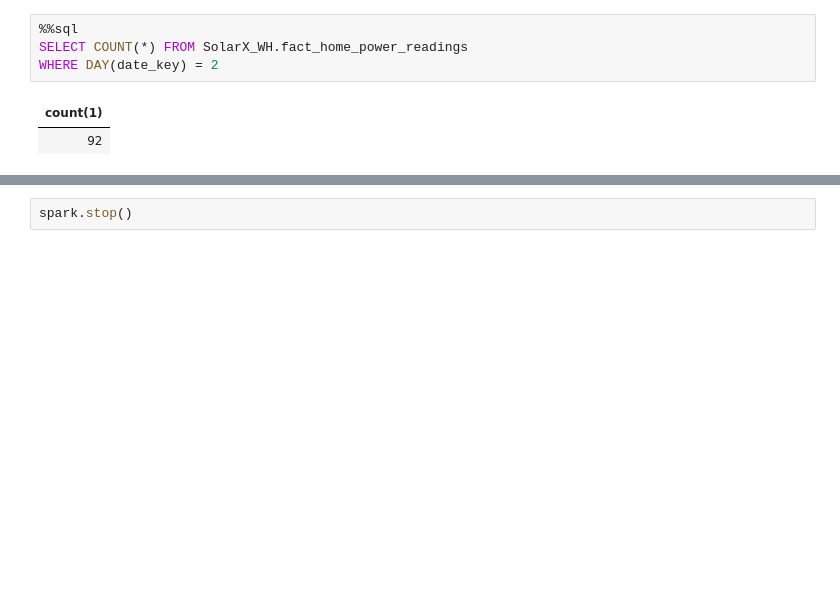
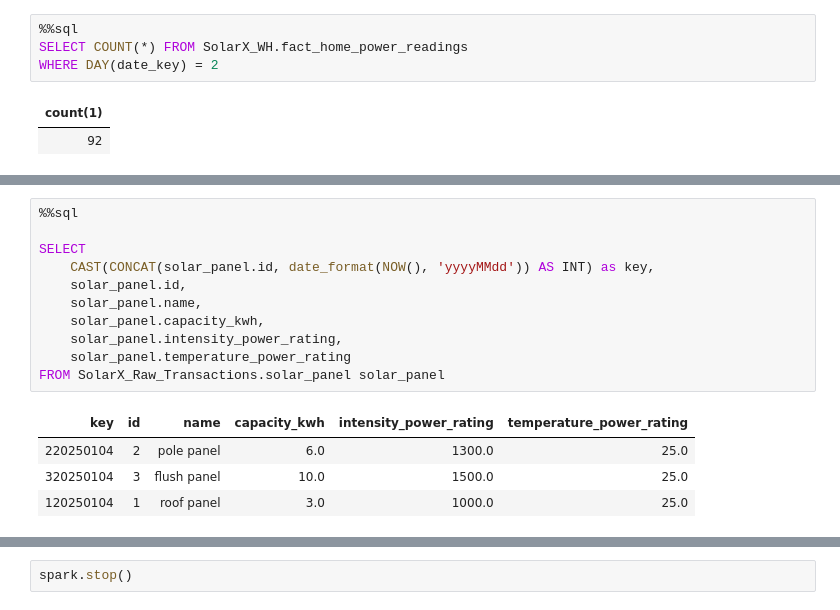
Before and after one commit to eslamdyab21/SolarX-Lakehouse, a Jupyter notebook: notebooks/wh_etl.ipynb, the cells around one changed output, grey strips where cells are left out. Drawn from its saved outputs; the diff is of its cells as text; blank space fills up the shorter version.

```diff
--- a/notebooks/wh_etl.ipynb
+++ b/notebooks/wh_etl.ipynb
@@ -760,0 +784,16 @@ WHERE DAY(date_key) = 2
+# %%
+%%sql
+
+SELECT
+    CAST(CONCAT(solar_panel.id, date_format(NOW(), 'yyyyMMdd')) AS INT) as key,
+    solar_panel.id,
+    solar_panel.name,
+    solar_panel.capacity_kwh,
+    solar_panel.intensity_power_rating,
+    solar_panel.temperature_power_rating
+FROM SolarX_Raw_Transactions.solar_panel solar_panel
+# %% [output]
+| key | id | name | capacity_kwh | intensity_power_rating | temperature_power_rating |
+| 220250104 | 2 | pole panel | 6.0 | 1300.0 | 25.0 |
+| 320250104 | 3 | flush panel | 10.0 | 1500.0 | 25.0 |
+| 120250104 | 1 | roof panel | 3.0 | 1000.0 | 25.0 |
```
Also changed, not shown: parts of 21 cells of this notebook.
